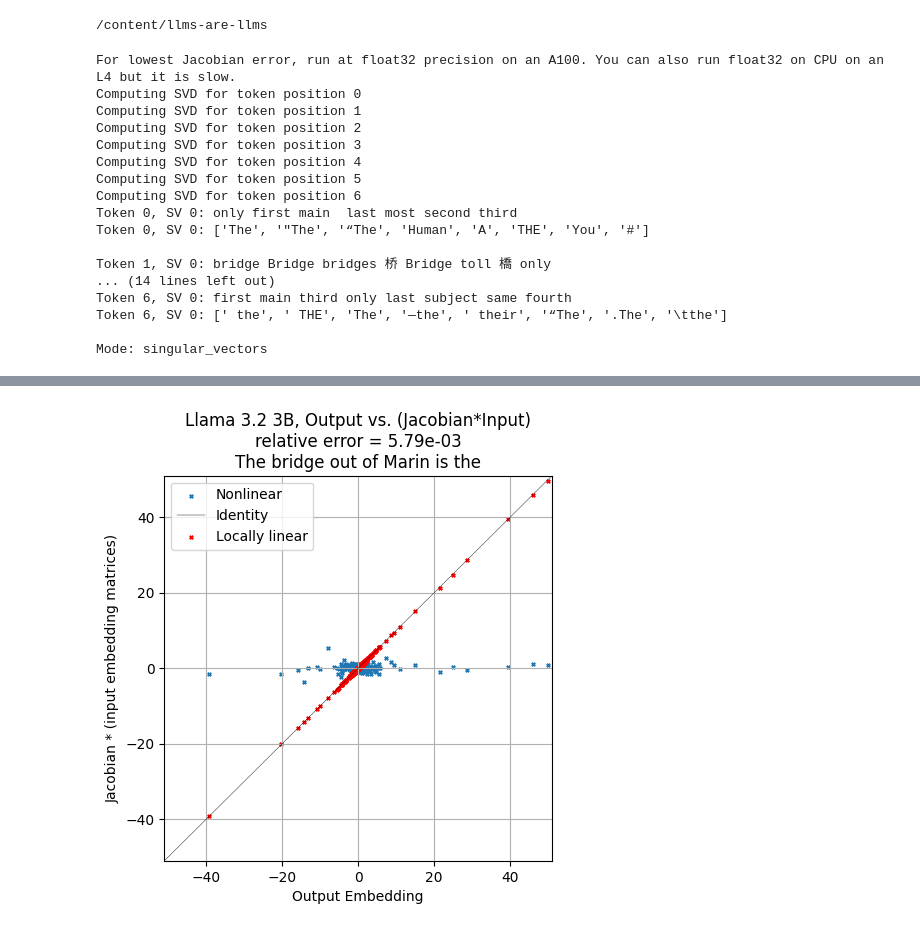
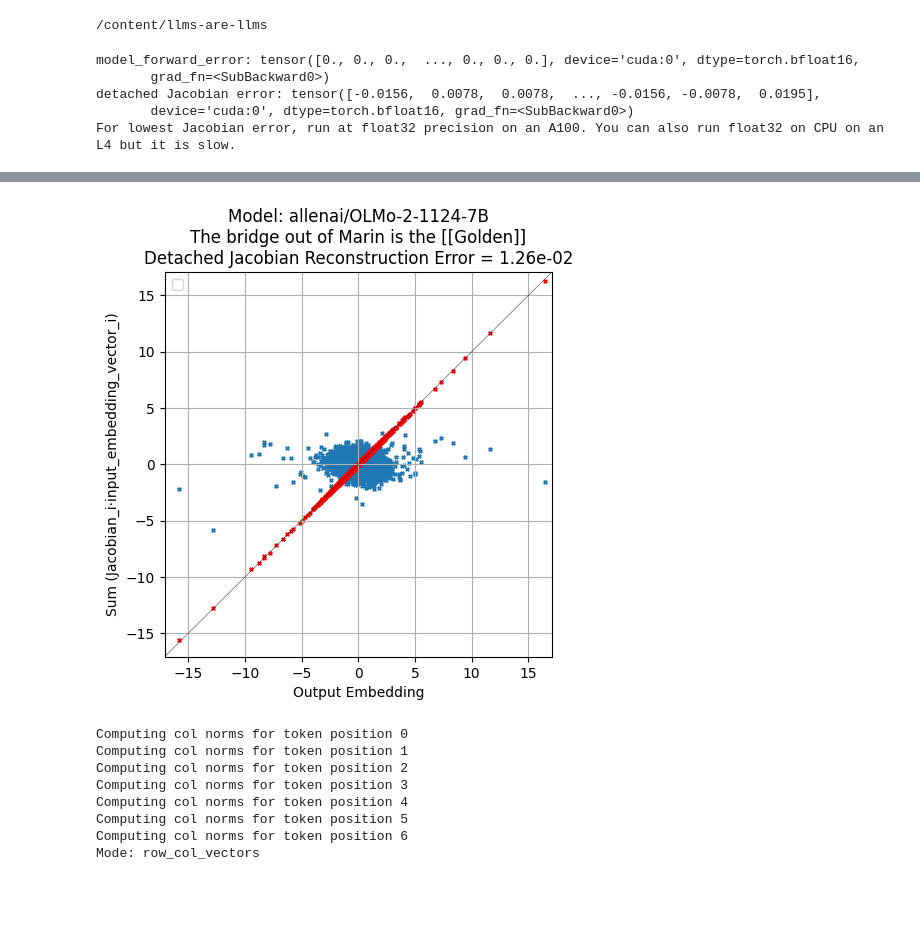
Before and after one commit to jamesgolden1/equivalent-linear-LLMs, a Jupyter notebook: notebooks/olmo_2/olmo_2_7B_locally_linear.ipynb, the cells around one changed output, grey strips where cells are left out. Saved outputs shown, nothing was run; the diff lists cells and outputs as text; code cells hidden in the pictures; blank space fills up the shorter version.

Commit message:
olmo 2 nb first run

```diff
--- a/notebooks/olmo_2/olmo_2_7B_locally_linear.ipynb
+++ b/notebooks/olmo_2/olmo_2_7B_locally_linear.ipynb
@@ -37,7 +63,7 @@ import argparse
 setattr(JacobianAnalyzer, 'model_forward', model_forward)
 
 # Initialize the analyzer
-analyzer = JacobianAnalyzer(model_name="Qwen/Qwen3-8B")
+analyzer = JacobianAnalyzer(model_name="allenai/OLMo-2-1124-7B",dtype='float32')
 
 # text = 'The Golden'
 text = 'The bridge out of Marin is the'
@@ -50,7 +76,7 @@ analyzer.generate(text, max_new_tokens, temperature);
 # # # Compute Jacobian
 analyzer.compute_jacobian()
 analyzer.compute_jacobian_nonlinear()
-analyzer.plot_jacobian_comparison(text,filename_png="fig3")
+analyzer.plot_jacobian_comparison(text,filename_png="fig3",filename="fig3")
 
 analyzer.compute_jacobian_row_col_norm(n_components=8)#, svs=1)
 analyzer.plot_singular_values(mode="row_col_vectors",filename_png="fig4_col")
@@ -60,48 +86,38 @@ analyzer.plot_singular_values(title="SVD",filename_png="fig4_svd")
 
 analyzer.plot_jacobian_image(filename_png="fig2")
 
-layerlist=list(range(1,32))
-# layerlist.extend([26,27])
-analyzer.compute_jacobian_layers_svd(layerlist=layerlist,n_components=24,svs=8)#,filename="fig5_svd_layers_llama_3_2")
-analyzer.plot_singular_values(title="SVD Layers",mode='singular_vectors_layers',key='layer',filename_png="fig5_svd_layers")
+run_all = False
+if run_all:
+    layerlist=list(range(1,32))
+    # layerlist.extend([26,27])
+    analyzer.compute_jacobian_layers_svd(layerlist=layerlist,n_components=24,svs=8)#,filename="fig5_svd_layers_llama_3_2")
+    analyzer.plot_singular_values(title="SVD Layers",mode='singular_vectors_layers',key='layer',filename_png="fig5_svd_layers")
 
-analyzer.compute_jacobian_layers_svd(layerlist=layerlist,n_components=4,svs=2,key='mlp')#,filename="fig5_svd_layers_llama_3_2_mlp")
-analyzer.plot_singular_values(title="SVD MLP",mode='singular_vectors_layers',key='mlp',filename_png="fig5_svd_mlp")
+    analyzer.compute_jacobian_layers_svd(layerlist=layerlist,n_components=4,svs=2,key='mlp')#,filename="fig5_svd_layers_llama_3_2_mlp")
+    analyzer.plot_singular_values(title="SVD MLP",mode='singular_vectors_layers',key='mlp',filename_png="fig5_svd_mlp")
 
-analyzer.compute_jacobian_layers_svd(layerlist=layerlist,n_components=4,svs=2,key='attn')#,filename="fig5_svd_layers_llama_3_2_attn")
-analyzer.plot_singular_values(title="SVD Attn",mode='singular_vectors_layers',key='attn',filename_png="fig5_svd_attn")
+    analyzer.compute_jacobian_layers_svd(layerlist=layerlist,n_components=4,svs=2,key='attn')#,filename="fig5_svd_layers_llama_3_2_attn")
+    analyzer.plot_singular_values(title="SVD Attn",mode='singular_vectors_layers',key='attn',filename_png="fig5_svd_attn")
 
-analyzer.plot_path(filename_png="fig6_path")
-analyzer.plot_dimensionality(filename_png="fig6_dimensionality")
+    analyzer.plot_path(filename_png="fig6_path")
+    analyzer.plot_dimensionality(filename_png="fig6_dimensionality")
 
-analyzer.compute_jacobian_layers_svd(layerlist=layerlist,layer_mode='layerwise',n_components=4,svs=2)#,filename="fig5_svd_layers_llama_3_2")
-analyzer.plot_singular_values(title="SVD Layers",mode='singular_vectors_layers_layerwise',key='layer',filename_png="fig5_svd_layers_layerwise")
+    analyzer.compute_jacobian_layers_svd(layerlist=layerlist,layer_mode='layerwise',n_components=4,svs=2)#,filename="fig5_svd_layers_llama_3_2")
+    analyzer.plot_singular_values(title="SVD Layers",mode='singular_vectors_layers_layerwise',key='layer',filename_png="fig5_svd_layers_layerwise")
 
-analyzer.compute_jacobian_layers_svd(layerlist=layerlist,layer_mode='layerwise',n_components=4,svs=2,key='mlp')#,filename="fig5_svd_layers_llama_3_2_mlp")
-analyzer.plot_singular_values(title="SVD MLP",mode='singular_vectors_layers_layerwise',key='mlp',filename_png="fig5_svd_mlp_layerwise")
+    analyzer.compute_jacobian_layers_svd(layerlist=layerlist,layer_mode='layerwise',n_components=4,svs=2,key='mlp')#,filename="fig5_svd_layers_llama_3_2_mlp")
+    analyzer.plot_singular_values(title="SVD MLP",mode='singular_vectors_layers_layerwise',key='mlp',filename_png="fig5_svd_mlp_layerwise")
 
-analyzer.compute_jacobian_layers_svd(layerlist=layerlist,layer_mode='layerwise',n_components=4,svs=2,key='attn')#,filename="fig5_svd_layers_llama_3_2_attn")
-analyzer.plot_singular_values(title="SVD Attn",mode='singular_vectors_layers_layerwise',key='attn',filename_png="fig5_svd_attn_layerwise")
+    analyzer.compute_jacobian_layers_svd(layerlist=layerlist,layer_mode='layerwise',n_components=4,svs=2,key='attn')#,filename="fig5_svd_layers_llama_3_2_attn")
+    analyzer.plot_singular_values(title="SVD Attn",mode='singular_vectors_layers_layerwise',key='attn',filename_png="fig5_svd_attn_layerwise")
 
-analyzer.plot_path(filename_png="fig6_dimensionality_layerwise")
+    analyzer.plot_path(filename_png="fig6_dimensionality_layerwise")
 
 # # if __name__ == "__main__":
 # #     main()
 # %% [output]
+model_forward_error: tensor([0., 0., 0.,  ..., 0., 0., 0.], device='cuda:0', dtype=torch.bfloat16,
+       grad_fn=<SubBackward0>)
+detached Jacobian error: tensor([-0.0156,  0.0078,  0.0078,  ..., -0.0156, -0.0078,  0.0195],
+       device='cuda:0', dtype=torch.bfloat16, grad_fn=<SubBackward0>)
 For lowest Jacobian error, run at float32 precision on an A100. You can also run float32 on CPU on an L4 but it is slow.
-Computing SVD for token position 0
-Computing SVD for token position 1
-Computing SVD for token position 2
-Computing SVD for token position 3
-Computing SVD for token position 4
-Computing SVD for token position 5
-Computing SVD for token position 6
-Token 0, SV 0: only first main  last most second third
-Token 0, SV 0: ['The', '"The', '“The', 'Human', 'A', 'THE', 'You', '#']
-
-Token 1, SV 0: bridge Bridge bridges 桥 Bridge toll 橋 only
-... (14 lines left out)
-Token 6, SV 0: first main third only last subject same fourth
-Token 6, SV 0: [' the', ' THE', 'The', '—the', ' their', '“The', '.The', '\tthe']
-
-Mode: singular_vectors
@@ -110 +127,9 @@ Wall time: 59.3 s
-[figure, old version]
+[figure, new version]
+Computing col norms for token position 0
+Computing col norms for token position 1
+Computing col norms for token position 2
+Computing col norms for token position 3
+Computing col norms for token position 4
+Computing col norms for token position 5
+Computing col norms for token position 6
+Mode: row_col_vectors
```
Also changed, not shown: parts of 11 cells of this notebook.
